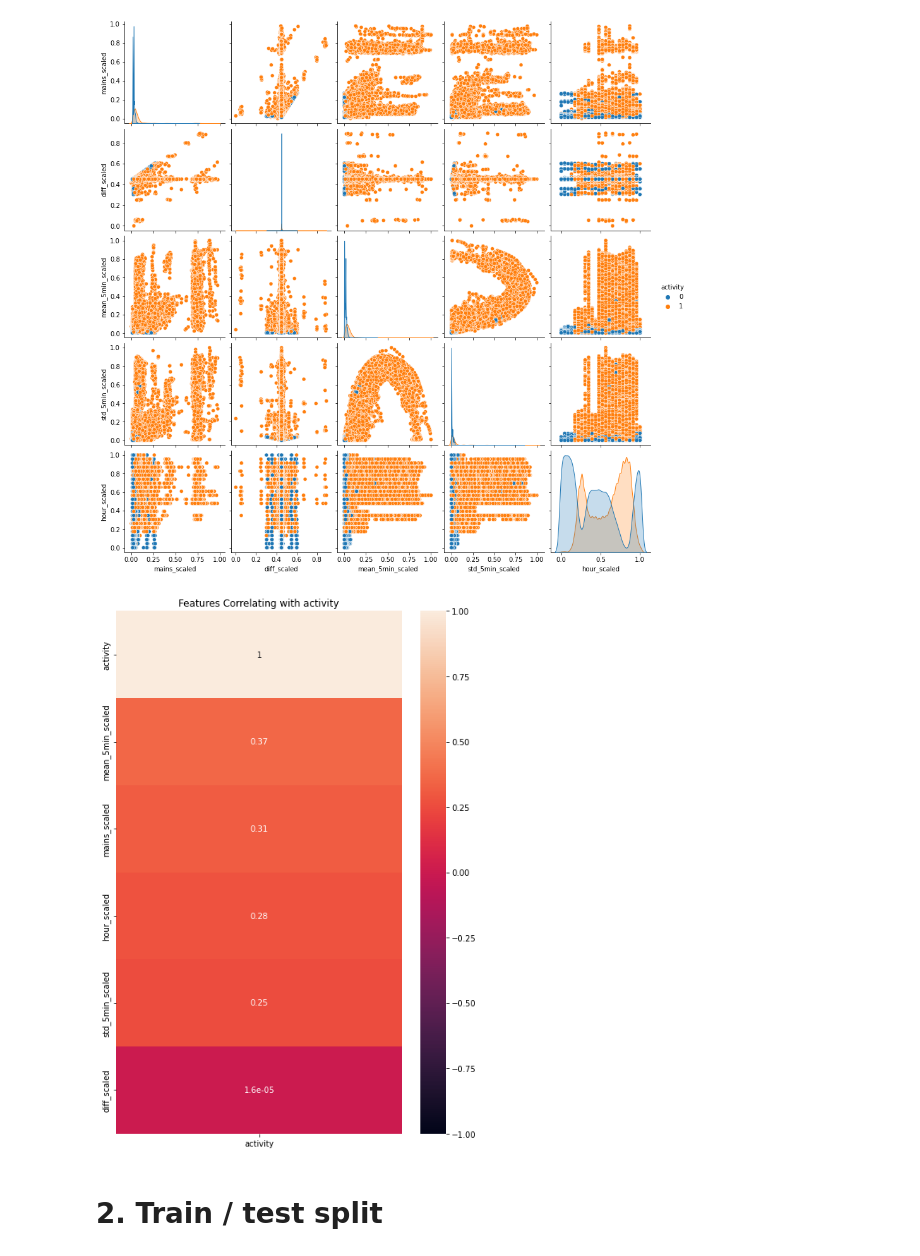
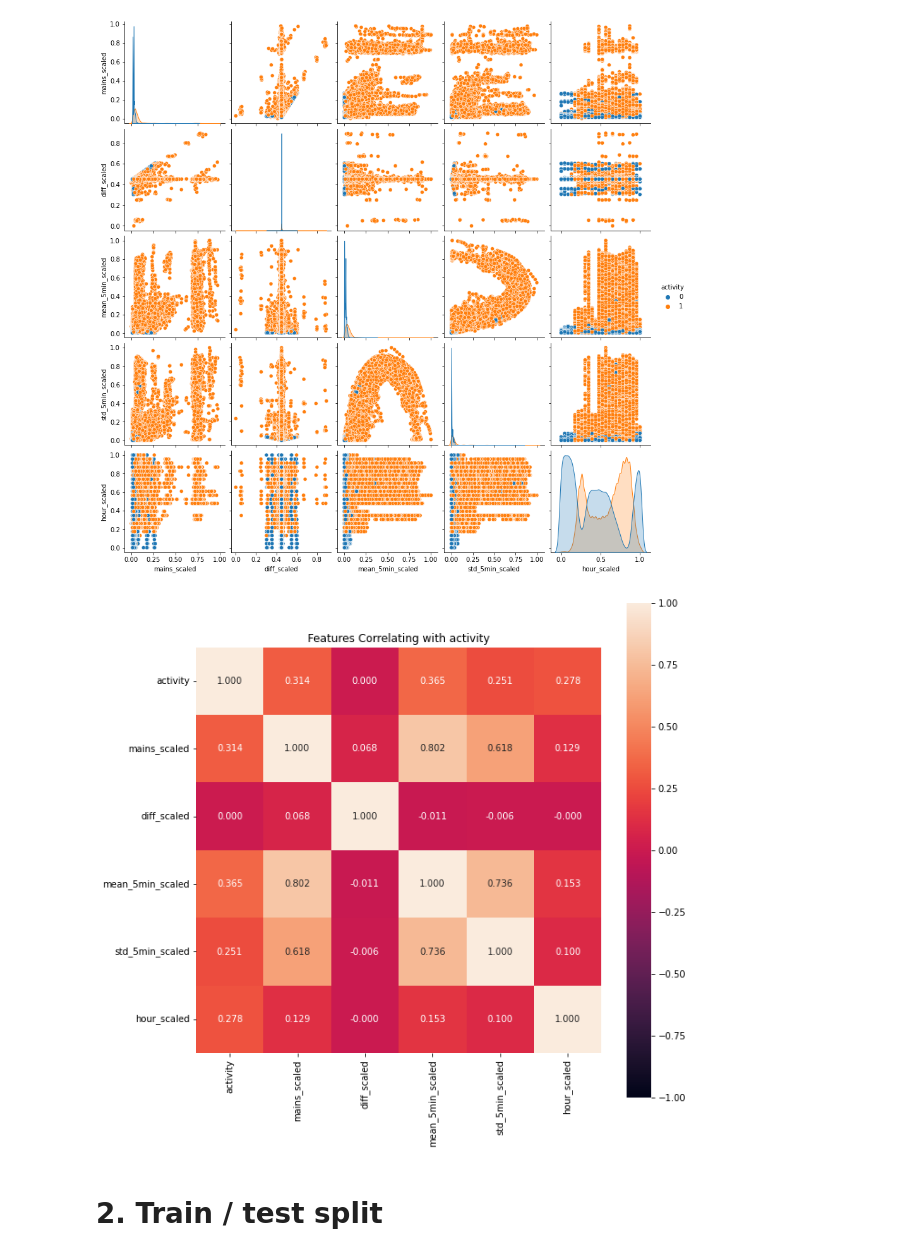
Before and after one commit to hugo-mi/Activity_Detection_From_Electrical_Consumption_Load_Curves, a Jupyter notebook: Exploratory Data Analysis/classification_house2.ipynb, the cells around one changed output. Saved outputs shown, nothing was run; the diff lists cells and outputs as text; code cells hidden in the pictures.

```diff
--- a/Exploratory Data Analysis/classification_house2.ipynb
+++ b/Exploratory Data Analysis/classification_house2.ipynb
@@ -25,24 +25,24 @@ house2_power_blk1.head()
 # %%
 from sklearn.preprocessing import MinMaxScaler
 
-house1_power_norm = pd.DataFrame()
-house1_power_norm['activity'] = house2_power_blk1['activity'].values
-house1_power_norm['mains_scaled'] = MinMaxScaler().fit_transform(house2_power_blk1['mains'].values.reshape(-1,1))
-house1_power_norm['diff_scaled'] = MinMaxScaler().fit_transform(house2_power_blk1['mains'].diff(1).values.reshape(-1,1))
-house1_power_norm['mean_5min_scaled'] = MinMaxScaler().fit_transform(house2_power_blk1['mains'].rolling('5min').mean().values.reshape(-1,1))
-house1_power_norm['std_5min_scaled'] = MinMaxScaler().fit_transform(house2_power_blk1['mains'].rolling('5min').std().values.reshape(-1,1))
-house1_power_norm['hour_scaled'] = MinMaxScaler().fit_transform(house2_power_blk1['hour'].values.reshape(-1,1))
-house1_power_norm = house1_power_norm.dropna()
+house2_power_norm = pd.DataFrame()
+house2_power_norm['activity'] = house2_power_blk1['activity'].values
+house2_power_norm['mains_scaled'] = MinMaxScaler().fit_transform(house2_power_blk1['mains'].values.reshape(-1,1))
+house2_power_norm['diff_scaled'] = MinMaxScaler().fit_transform(house2_power_blk1['mains'].diff(1).values.reshape(-1,1))
+house2_power_norm['mean_5min_scaled'] = MinMaxScaler().fit_transform(house2_power_blk1['mains'].rolling('5min').mean().values.reshape(-1,1))
+house2_power_norm['std_5min_scaled'] = MinMaxScaler().fit_transform(house2_power_blk1['mains'].rolling('5min').std().values.reshape(-1,1))
+house2_power_norm['hour_scaled'] = MinMaxScaler().fit_transform(house2_power_blk1['hour'].values.reshape(-1,1))
+house1_power_norm = house2_power_norm.dropna()
 # %%
 sns.pairplot(house1_power_norm.sample(frac=0.1), hue='activity');
 # %% [output]
 [figure]
 # %%
-plt.figure(figsize=(8, 12))
-ax = sns.heatmap(house1_power_norm.corr()[['activity']].sort_values(by='activity', ascending=False), vmin=-1, vmax=1, annot=True)
+plt.figure(figsize=(10, 10))
+ax = sns.heatmap(house2_power_norm.corr(), vmin=-1, vmax=1, annot=True, fmt='.3f', square=True)
 ax.set_title('Features Correlating with activity');
 # %% [output]
-[figure, old version]
+[figure, new version]
 # %% [markdown]
 # 2. Train / test split
 # %%
```
Also changed, not shown: 2 other files.
